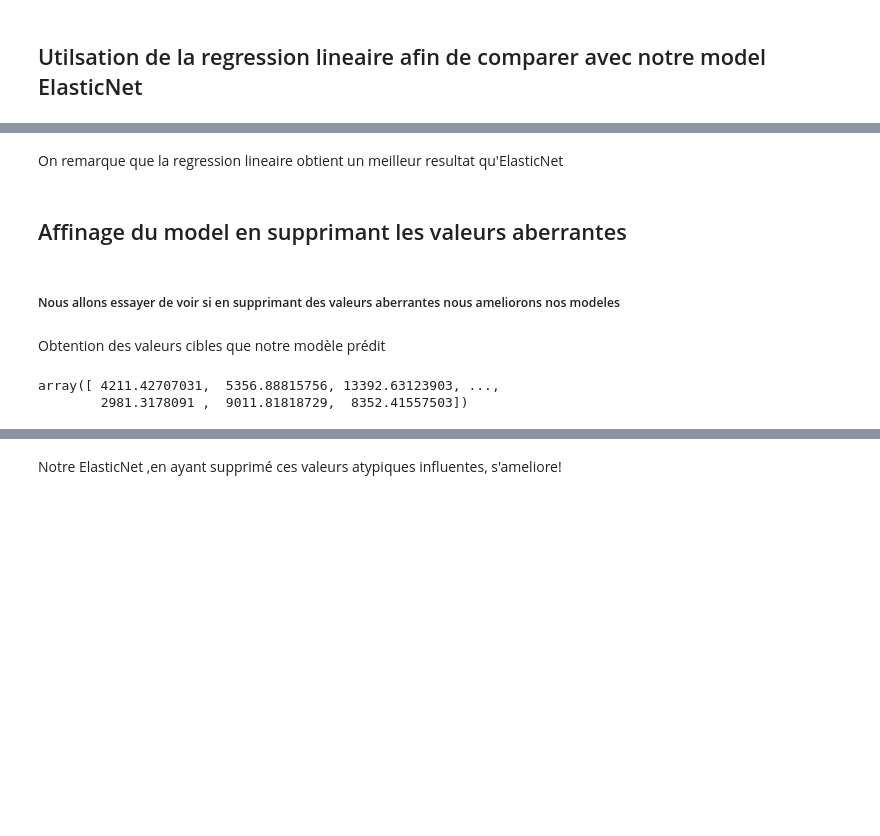
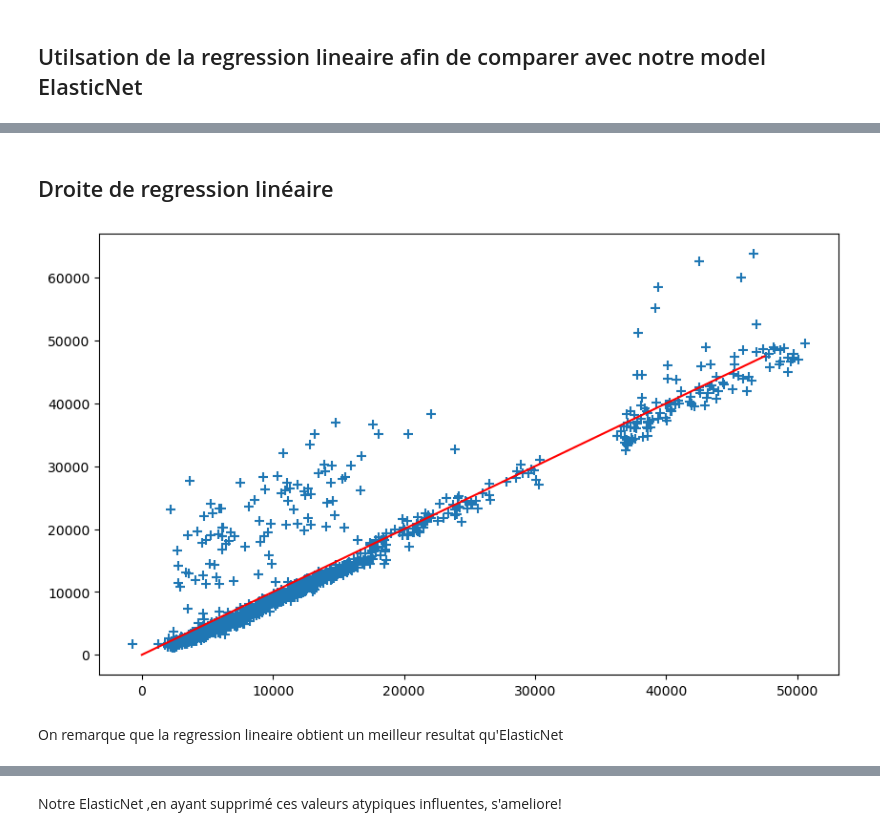
Before and after one commit to EliasMez/assurance, a Jupyter notebook: modelisation_anas.ipynb, the cells around one changed output, grey strips where cells are left out. Cells and saved outputs as stored; diff of their text form; code cells hidden in the pictures; blank space fills up the shorter version.

```diff
--- a/modelisation_anas.ipynb
+++ b/modelisation_anas.ipynb
@@ -170,14 +246,13 @@ cross_val['test_score'].mean()
+# %% [markdown]
+## Droite de regression linéaire
+# %%
+model_lr.fit(X_train,y_train)
+y_pred = model_lr.predict(X_train)
+plt.subplots(figsize=(10, 6))
+plt.scatter(y_pred,y_train,marker="+",s=50)
+plt.plot(np.arange(max(y_test.values)), np.arange(max(y_test.values)), '-', color='r')
+plt.show()
+# %% [output]
+[figure, added]
 # %% [markdown]
 On remarque que la regression lineaire obtient un meilleur resultat qu'ElasticNet
-# %% [markdown]
-##  Affinage du model en supprimant les valeurs aberrantes
-# %% [markdown]
-##### Nous allons essayer de voir si en supprimant des valeurs aberrantes nous ameliorons nos modeles
-# %% [markdown]
- Obtention des valeurs cibles que notre modèle prédit
-# %%
-y_predict=best_model.predict(X_train)
-y_predict
-# %% [output]
-array([ 4211.42707031,  5356.88815756, 13392.63123903, ...,
-        2981.3178091 ,  9011.81818729,  8352.41557503])
```
Also changed, not shown: parts of 72 cells of this notebook.
